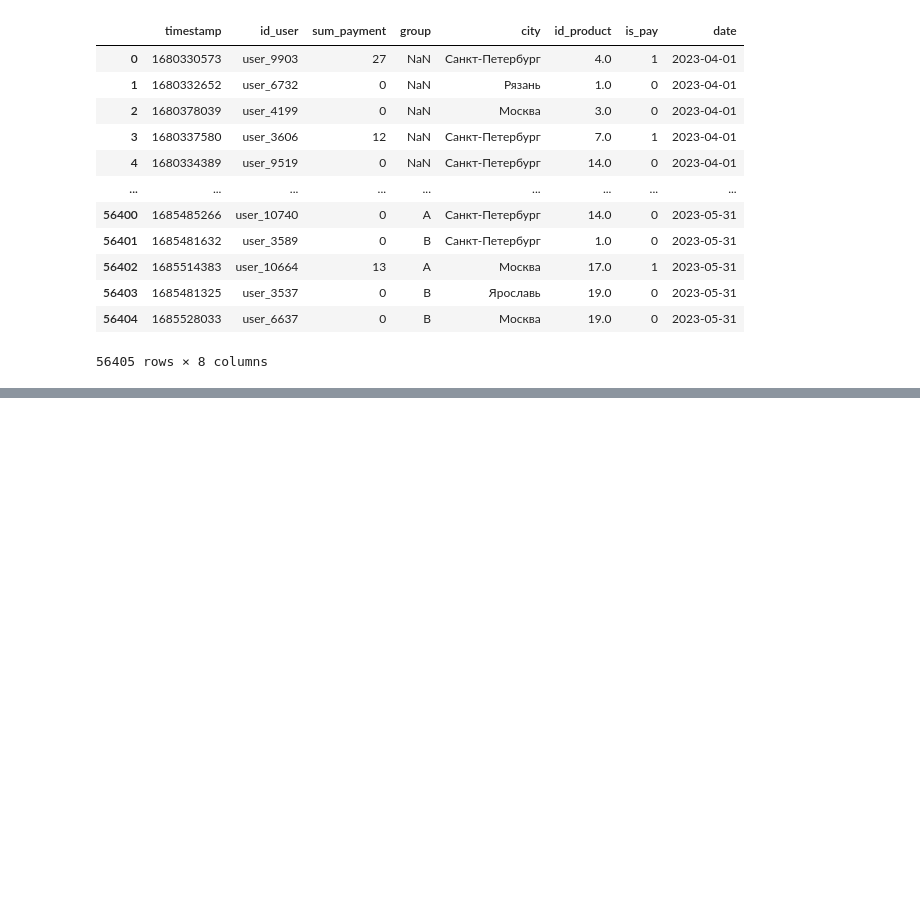
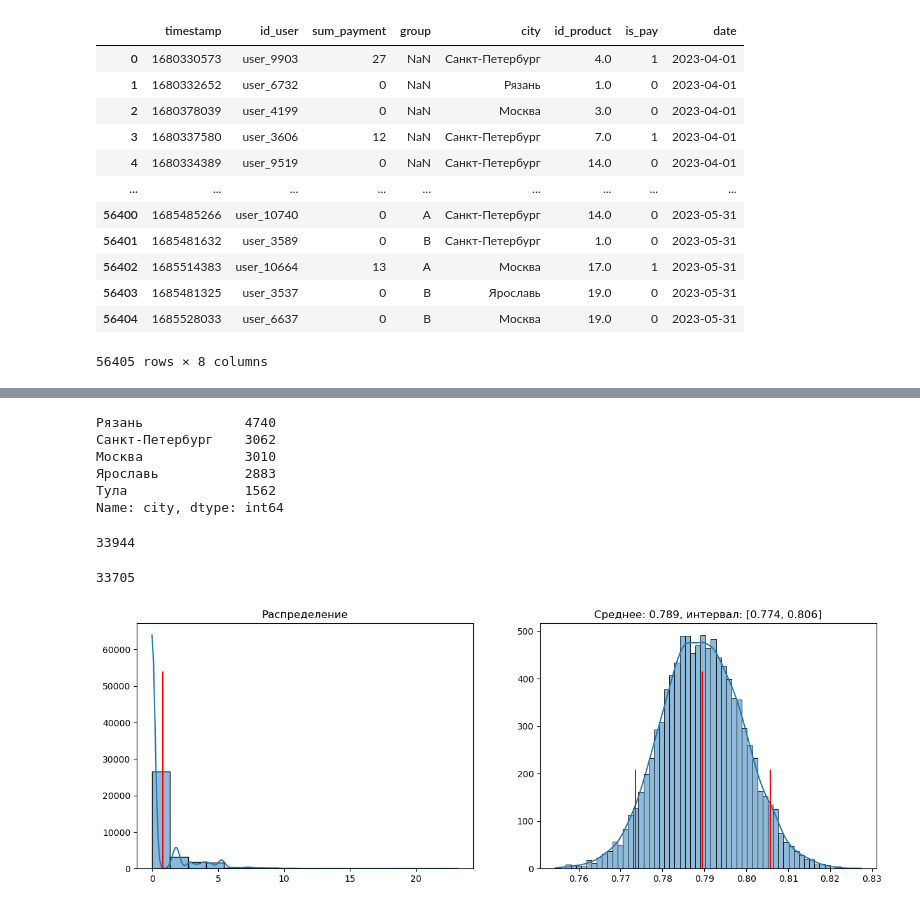
Before and after one commit to Naumenko-KM/MADE_2_AB, a Jupyter notebook: HWs /4.ipynb, the cells around one changed output, grey strips where cells are left out. Cells and saved outputs as stored; diff of their text form; code cells hidden in the pictures; blank space fills up the shorter version.

```diff
--- a/HWs /4.ipynb
+++ b/HWs /4.ipynb
@@ -90 +157,4 @@ df['date'].min()
+# %%
+df_a = df_ab[df_ab['group'] == 'A']
+df_b = df_ab[df_ab['group'] == 'B']
 # %%
@@ -147,0 +177,56 @@ df.groupby(by=['id_user', 'date'])
+# %%
+df_b['city'].value_counts()
+# %% [output]
+Рязань             4740
+Санкт-Петербург    3062
+Москва             3010
+Ярославь           2883
+Тула               1562
+Name: city, dtype: int64
+# %%
+x_a = get_metrics_per_day(df_a, date_end='2023-05-31')
+x_b = get_metrics_per_day(df_b, date_end='2023-05-31')
+# %%
+x_a.shape[0]
+# %% [output]
+33944
+# %%
+x_b.shape[0]
+# %% [output]
+33705
+# %%
+def get_bootstrap_sample_indices(sample_size: int, n_samples: int) -> np.ndarray:
+    return np.random.randint(0, sample_size, (n_samples, sample_size))
+
+
+def get_bootstrap_samples(X: np.ndarray, n_samples: int) -> np.ndarray:
+    return X[get_bootstrap_sample_indices(len(X), n_samples)]
+
+
+def bootstrap(x, alpha=0.05, plot=True):
+    X_bootstrap = get_bootstrap_samples(x, n_samples=10_000)
+    metrics_mean = np.mean(X_bootstrap, axis=1)
+
+    CI_mean = np.percentile(metrics_mean, (alpha * 100, (1 - alpha) * 100))
+
+    if plot:
+        fig, axs = plt.subplots(1, 2, figsize=(15, 5))
+        sns.histplot(x_a, ax=axs[0], kde=True)
+        sns.histplot(metrics_mean, ax=axs[1], kde=True)
+
+        axs[0].axvline(metrics_mean.mean(), 0, 0.8, c='red')
+
+        axs[1].axvline(CI_mean[0], 0, 0.4, c='red')
+        axs[1].axvline(metrics_mean.mean(), 0, 0.8, c='red')
+        axs[1].axvline(CI_mean[1], 0, 0.4, c='red')
+
+        axs[0].set_title('Распределение')
+        axs[0].set_ylabel('')
+        axs[1].set_title(f'Среднее: {metrics_mean.mean():.3}, интервал: [{CI_mean[0]:.3}, {CI_mean[1]:.3}]')
+        axs[1].set_ylabel('')
+
+    return metrics_mean.mean(), CI_mean
+# %%
+x_a_mean, x_a_CI = bootstrap(x_a)
+# %% [output]
+[figure, added]
```
Also changed, not shown: parts of 28 cells of this notebook.
